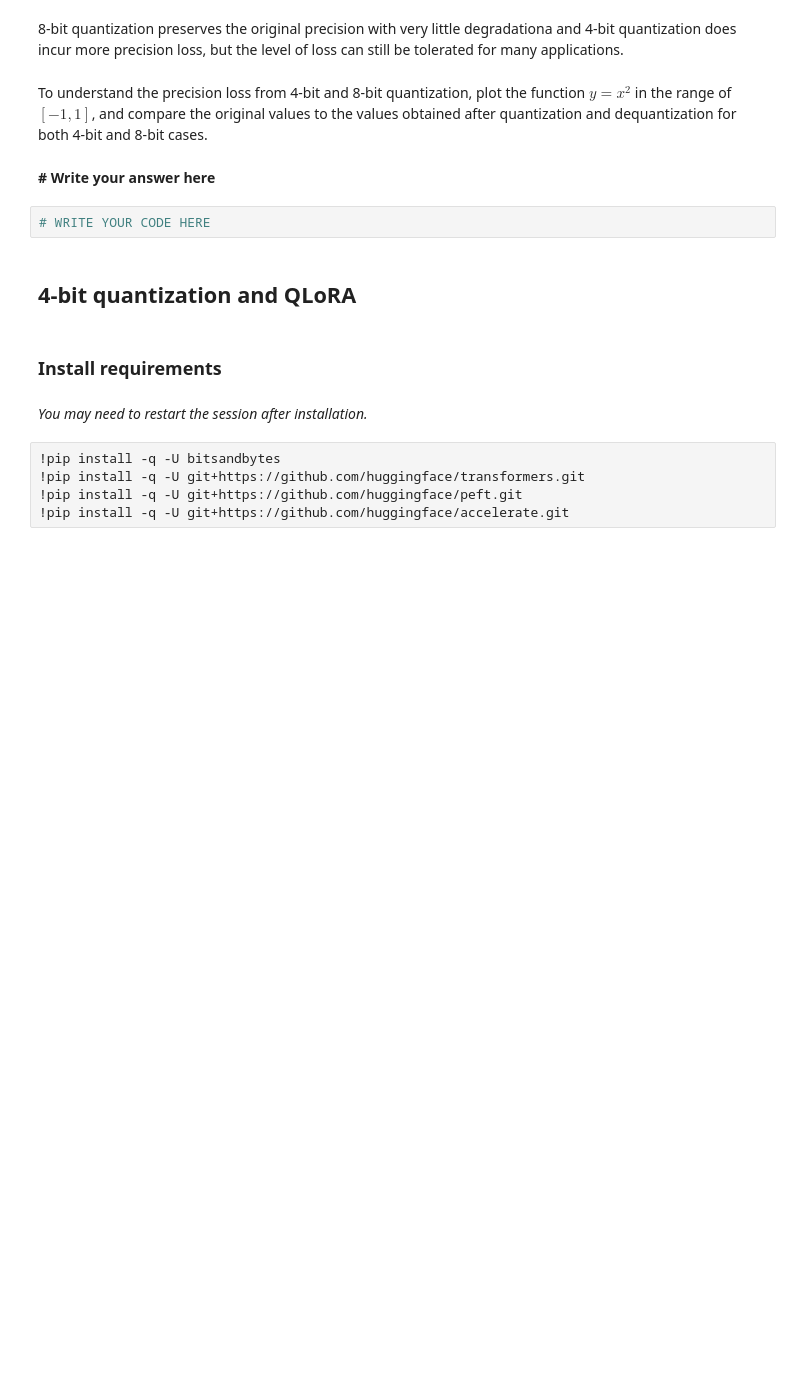
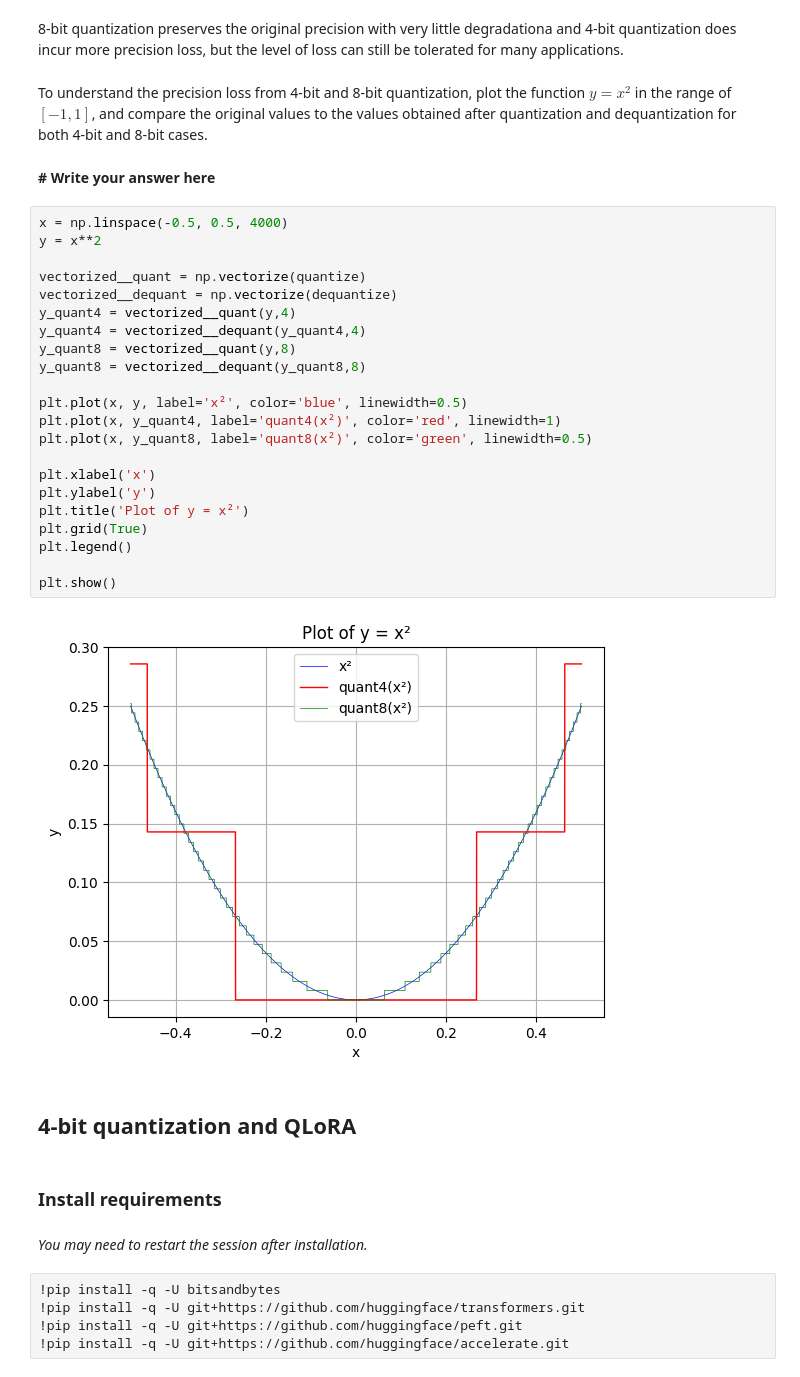
Before and after one commit to ArianFiroozi/LLM-Course-Projects, a Jupyter notebook: CA4_Part1_Quantization_Self_Explanations.ipynb, the cells around one changed output. Cells and saved outputs as stored; diff of their text form; blank space fills up the shorter version.

Commit message:
add: quantization plot

```diff
--- a/CA4_Part1_Quantization_Self_Explanations.ipynb
+++ b/CA4_Part1_Quantization_Self_Explanations.ipynb
@@ -68,8 +74,30 @@ print(f'8-bit: {dequantize(quantized_value=q_8bit, num_bits=8)}')
 To understand the precision loss from 4-bit and 8-bit quantization, plot the function $y = x^2$ in the range of $[-1, 1]$, and compare the original values to the values obtained after quantization and dequantization for both 4-bit and 8-bit cases.
 # %% [markdown]
 **# Write your answer here**
-# %%
-# WRITE YOUR CODE HERE
+# %%
+x = np.linspace(-0.5, 0.5, 4000)
+y = x**2
+
+vectorized__quant = np.vectorize(quantize)
+vectorized__dequant = np.vectorize(dequantize)
+y_quant4 = vectorized__quant(y,4)
+y_quant4 = vectorized__dequant(y_quant4,4)
+y_quant8 = vectorized__quant(y,8)
+y_quant8 = vectorized__dequant(y_quant8,8)
+
+plt.plot(x, y, label='x²', color='blue', linewidth=0.5)
+plt.plot(x, y_quant4, label='quant4(x²)', color='red', linewidth=1)
+plt.plot(x, y_quant8, label='quant8(x²)', color='green', linewidth=0.5)
+
+plt.xlabel('x')
+plt.ylabel('y')
+plt.title('Plot of y = x²')
+plt.grid(True)
+plt.legend()
+
+plt.show()
+# %% [output]
+[figure, added]
 # %% [markdown]
 ## 4-bit quantization and QLoRA
 # %% [markdown]
```
Also changed, not shown: parts of 2 cells of this notebook.
